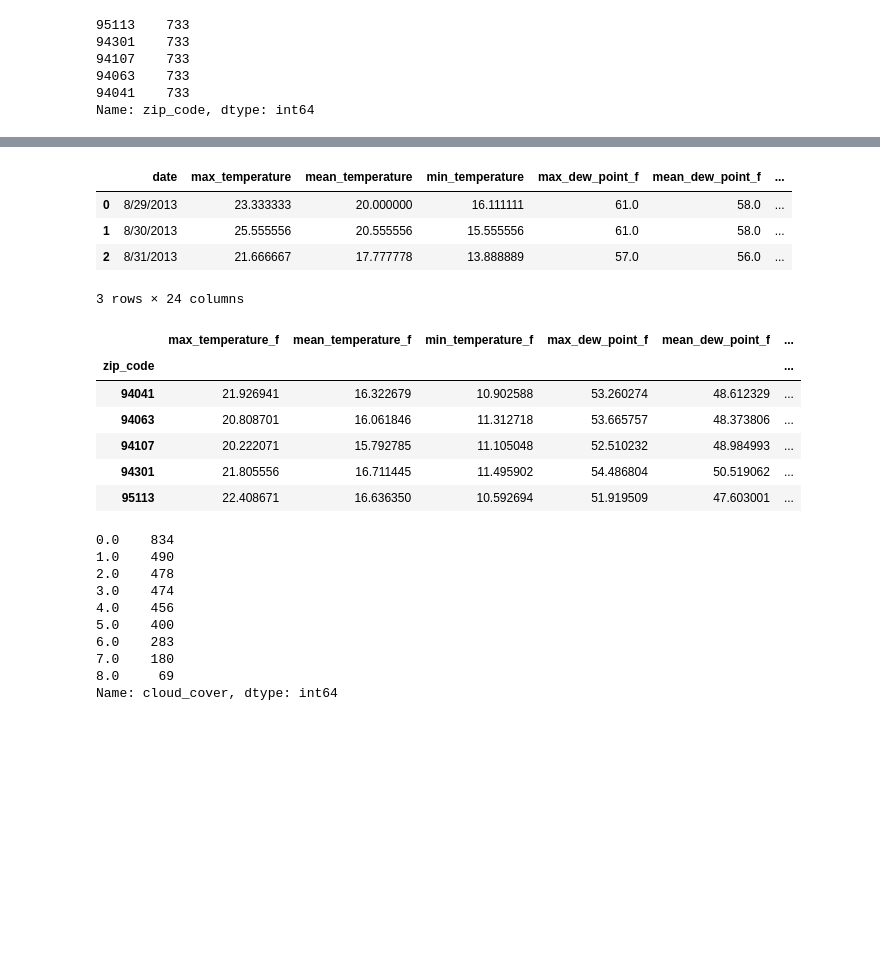
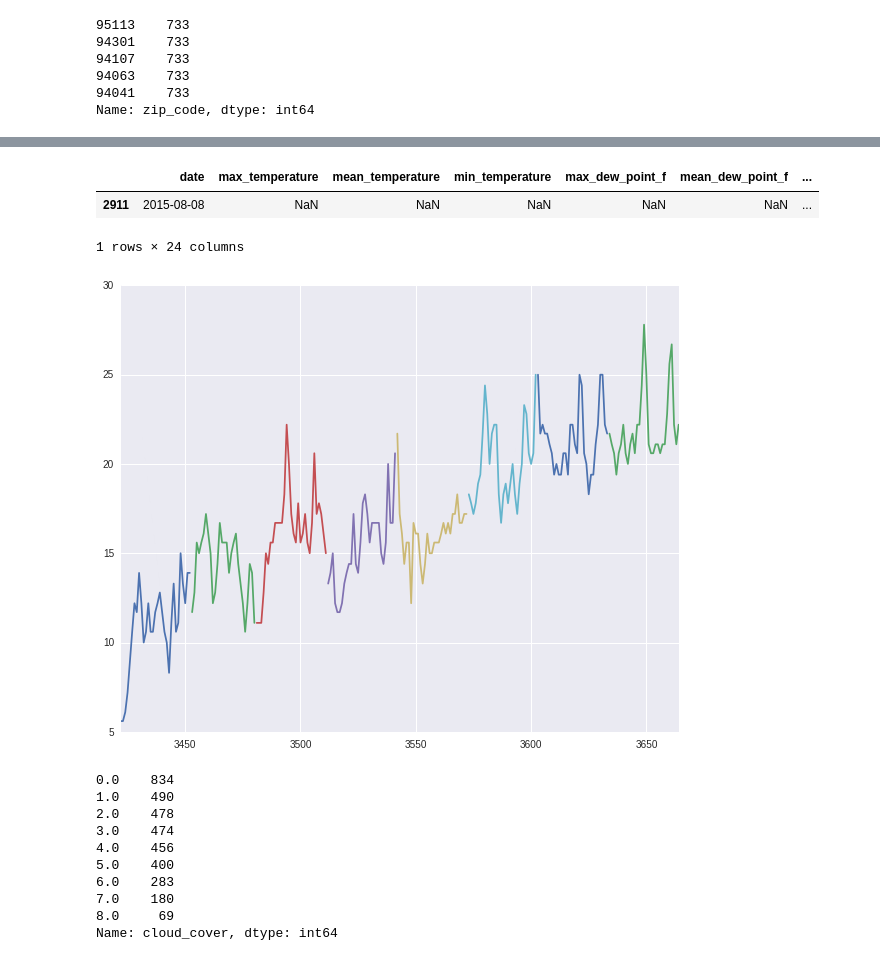
Before and after one commit to AlexVilla92/TP-Datos-2017, a Jupyter notebook: TP1-Exploracion-De-Datos-04-Clima-En-Ciudades.ipynb, the cells around one changed output, grey strips where cells are left out. Drawn from its saved outputs; the diff is of its cells as text; code cells hidden in the pictures; blank space fills up the shorter version.

```diff
--- a/TP1-Exploracion-De-Datos-04-Clima-En-Ciudades.ipynb
+++ b/TP1-Exploracion-De-Datos-04-Clima-En-Ciudades.ipynb
@@ -148,24 +185,22 @@ weather.head(3)
 ## Renombro las columnas
 weather.rename(columns={'max_temperature_f' : 'max_temperature',\
                         'min_temperature_f' : 'min_temperature','mean_temperature_f' : 'mean_temperature'},inplace=True)
-# %%
-weather.head(3)
-# %% [output]
-|  | date | max_temperature | mean_temperature | min_temperature | max_dew_point_f | mean_dew_point_f | ... |
-| 0 | 8/29/2013 | 23.333333 | 20.000000 | 16.111111 | 61.0 | 58.0 | ... |
-| 1 | 8/30/2013 | 25.555556 | 20.555556 | 15.555556 | 61.0 | 58.0 | ... |
-| 2 | 8/31/2013 | 21.666667 | 17.777778 | 13.888889 | 57.0 | 56.0 | ... |
-3 rows × 24 columns
-# %%
-weather.groupby('zip_code').mean()
-# %% [output]
-|  | max_temperature_f | mean_temperature_f | min_temperature_f | max_dew_point_f | mean_dew_point_f | ... |
-| zip_code |  |  |  |  |  | ... |
-| 94041 | 21.926941 | 16.322679 | 10.902588 | 53.260274 | 48.612329 | ... |
-| 94063 | 20.808701 | 16.061846 | 11.312718 | 53.665757 | 48.373806 | ... |
-| 94107 | 20.222071 | 15.792785 | 11.105048 | 52.510232 | 48.984993 | ... |
-| 94301 | 21.805556 | 16.711445 | 11.495902 | 54.486804 | 50.519062 | ... |
-| 95113 | 22.408671 | 16.636350 | 10.592694 | 51.919509 | 47.603001 | ... |
+# %%
+weather[2911:2912]
+# %% [output]
+|  | date | max_temperature | mean_temperature | min_temperature | max_dew_point_f | mean_dew_point_f | ... |
+| 2911 | 2015-08-08 | NaN | NaN | NaN | NaN | NaN | ... |
+1 rows × 24 columns
+# %%
+#quiero ver la variacion de temperatura por ciudad
+city1_2014 = weather.loc[weather['year'] == 2015,:].groupby('zip_code').get_group(95113)
+# %%
+#lo queria hacer es en el eje x el tiempo, y en el eje y la temperatura
+#entonces podria ver la variacion de la temperatura a traves de un
+#tiempo determinado para una ciudad. Pero parece que discontinuidades en los mese
+city1_2014.groupby('month')['mean_temperature'].plot(figsize = (10,8));
+# %% [output]
+[figure, added]
 # %%
 ## Analizo que seria cloud cover
 weather['cloud_cover'].value_counts()
```
Also changed, not shown: parts of 12 cells of this notebook.
